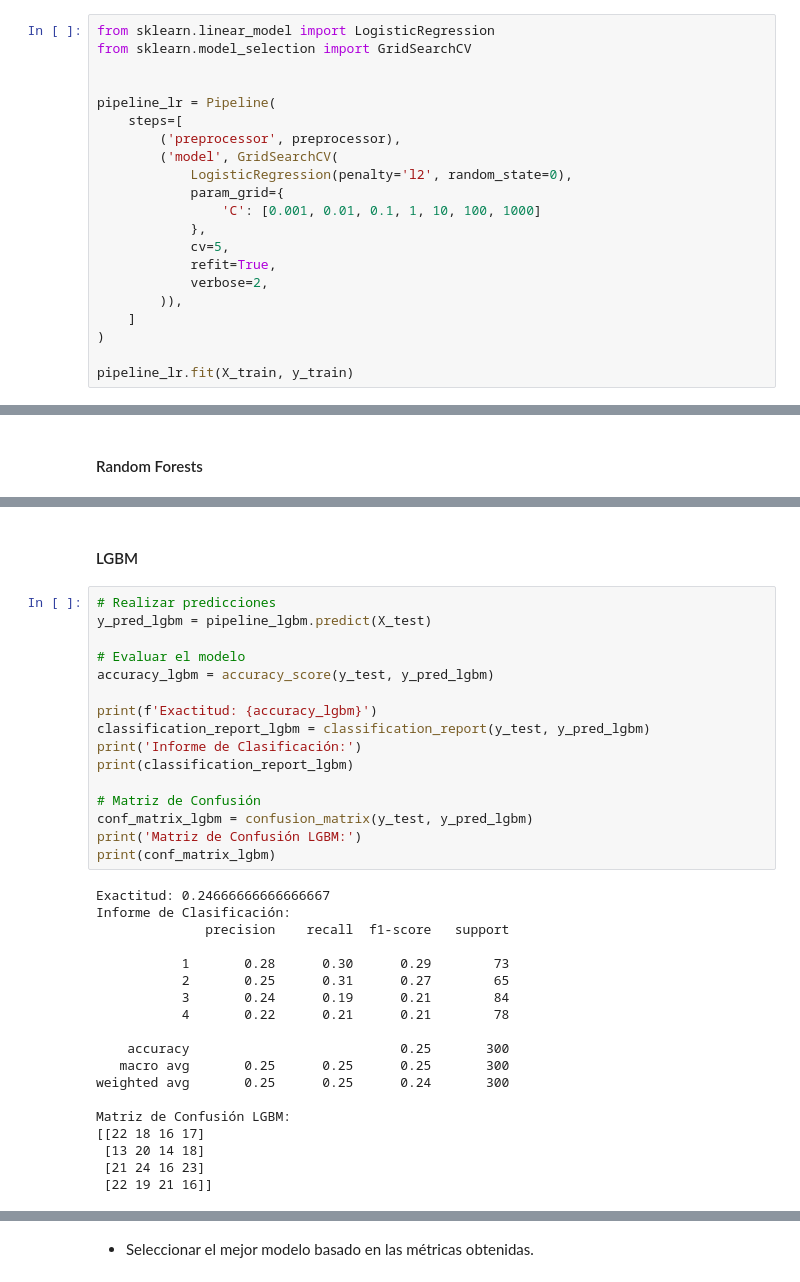
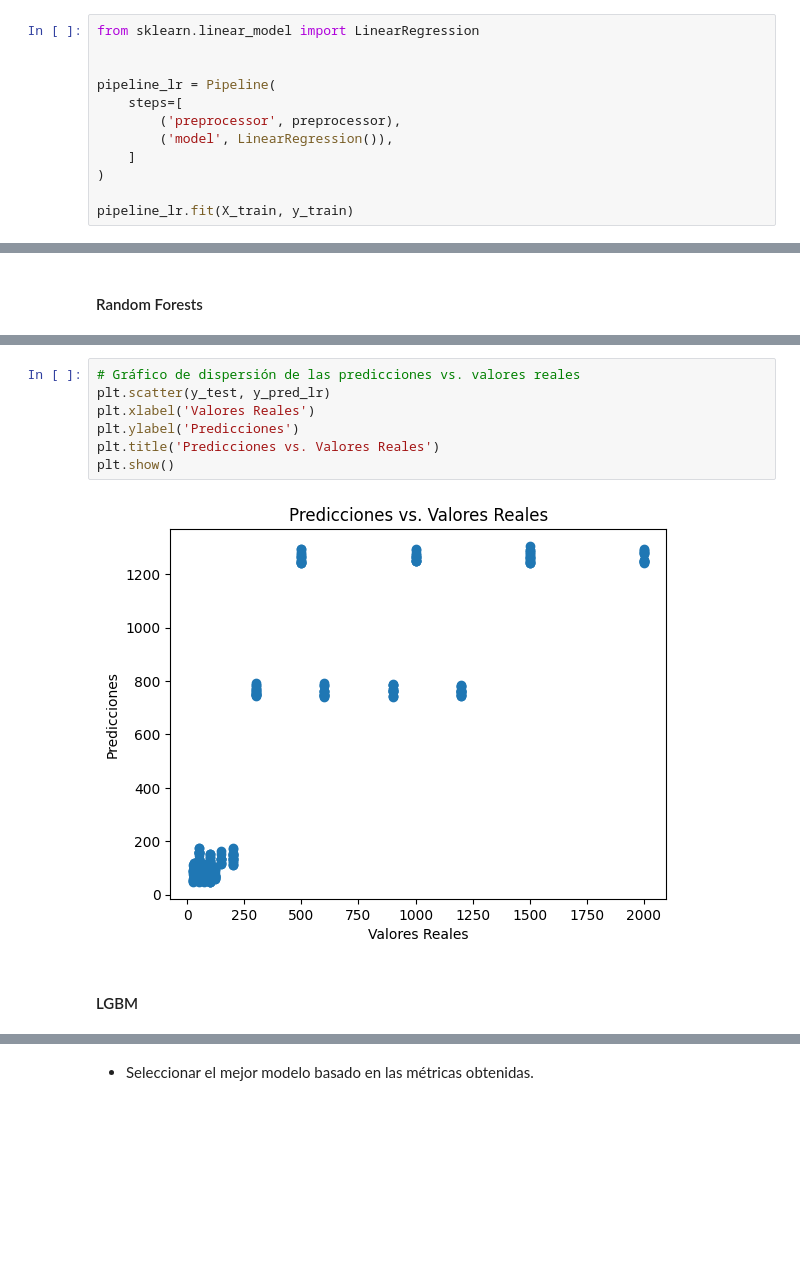
Before and after one commit to dmnunez1993/coding-dojo-ds-ml-bootcamp, a Jupyter notebook: machine_learning/2_modelos_de_clasificacion/2_proyecto_1_parte_final/notebooks/Benchmarking.ipynb, the cells around one changed output, grey strips where cells are left out. Drawn from its saved outputs; the diff is of its cells as text; blank space fills up the shorter version.

```diff
--- a/machine_learning/2_modelos_de_clasificacion/2_proyecto_1_parte_final/notebooks/Benchmarking.ipynb
+++ b/machine_learning/2_modelos_de_clasificacion/2_proyecto_1_parte_final/notebooks/Benchmarking.ipynb
@@ -208,20 +256,11 @@ Pipeline(steps=[('preprocessor',
 # %%
-from sklearn.linear_model import LogisticRegression
-from sklearn.model_selection import GridSearchCV
+from sklearn.linear_model import LinearRegression
 
 
 pipeline_lr = Pipeline(
     steps=[
         ('preprocessor', preprocessor),
-        ('model', GridSearchCV(
-            LogisticRegression(penalty='l2', random_state=0),
-            param_grid={
-                'C': [0.001, 0.01, 0.1, 1, 10, 100, 1000]
-            },
-            cv=5,
-            refit=True,
-            verbose=2,
-        )),
+        ('model', LinearRegression()),
     ]
 )
 
@@ -446,37 +413,11 @@ graficar_matriz_confusion(conf_matrix_lr, labels=["1", "2", "3", "4"])
+# %%
+# Gráfico de dispersión de las predicciones vs. valores reales
+plt.scatter(y_test, y_pred_lr)
+plt.xlabel('Valores Reales')
+plt.ylabel('Predicciones')
+plt.title('Predicciones vs. Valores Reales')
+plt.show()
+# %% [output]
+[figure, added]
 # %% [markdown]
 #### LGBM
-# %%
-# Realizar predicciones
-y_pred_lgbm = pipeline_lgbm.predict(X_test)
-
-# Evaluar el modelo
-accuracy_lgbm = accuracy_score(y_test, y_pred_lgbm)
-
-print(f'Exactitud: {accuracy_lgbm}')
-classification_report_lgbm = classification_report(y_test, y_pred_lgbm)
-print('Informe de Clasificación:')
-print(classification_report_lgbm)
-
-# Matriz de Confusión
-conf_matrix_lgbm = confusion_matrix(y_test, y_pred_lgbm)
-print('Matriz de Confusión LGBM:')
-print(conf_matrix_lgbm)
-# %% [output]
-Exactitud: 0.24666666666666667
-Informe de Clasificación:
-              precision    recall  f1-score   support
-
-           1       0.28      0.30      0.29        73
-           2       0.25      0.31      0.27        65
-           3       0.24      0.19      0.21        84
-           4       0.22      0.21      0.21        78
-
-    accuracy                           0.25       300
-   macro avg       0.25      0.25      0.25       300
-weighted avg       0.25      0.25      0.24       300
-
-Matriz de Confusión LGBM:
-[[22 18 16 17]
- [13 20 14 18]
- [21 24 16 23]
- [22 19 21 16]]
```
Also changed, not shown: parts of 47 cells of this notebook, 7 other files.
